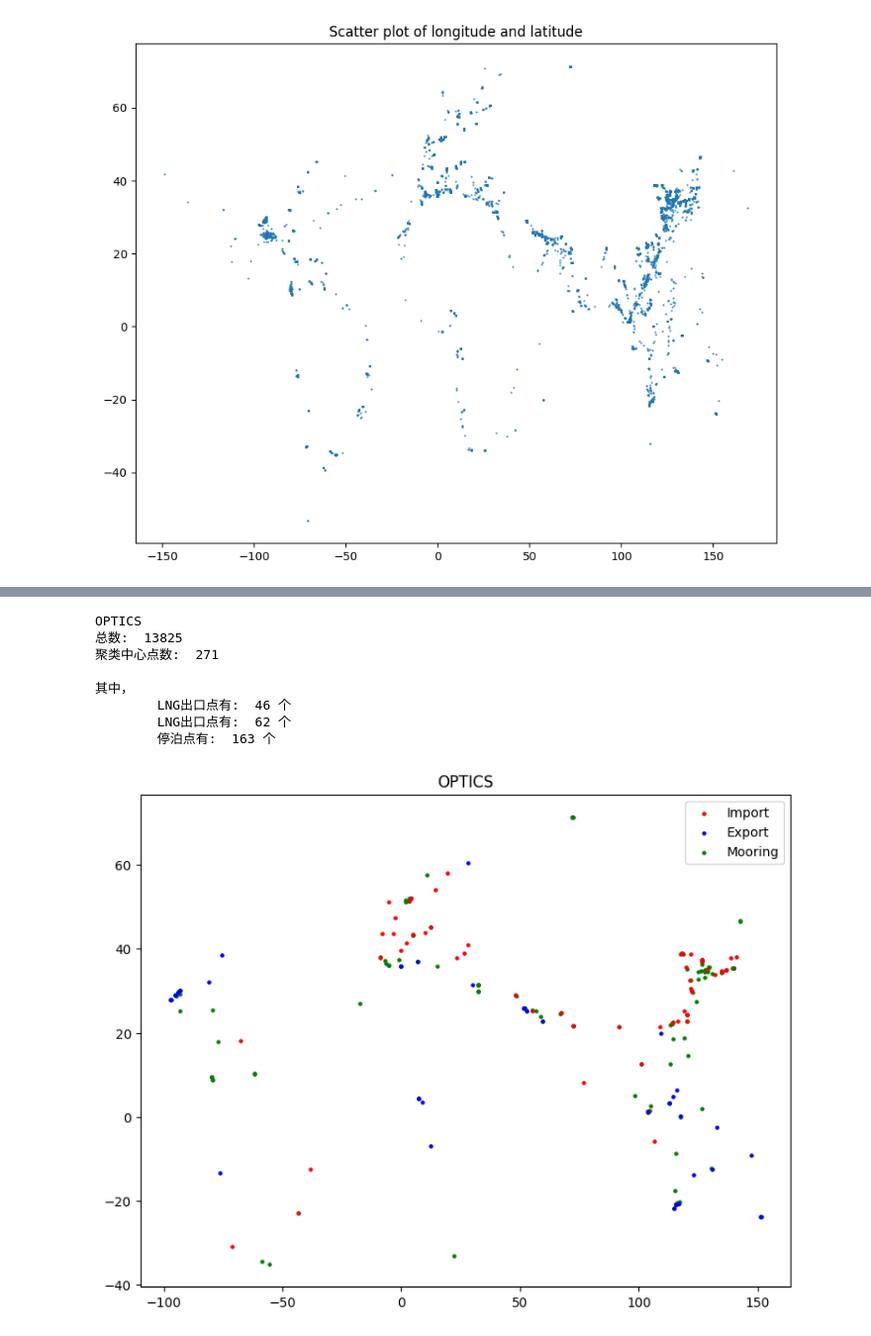
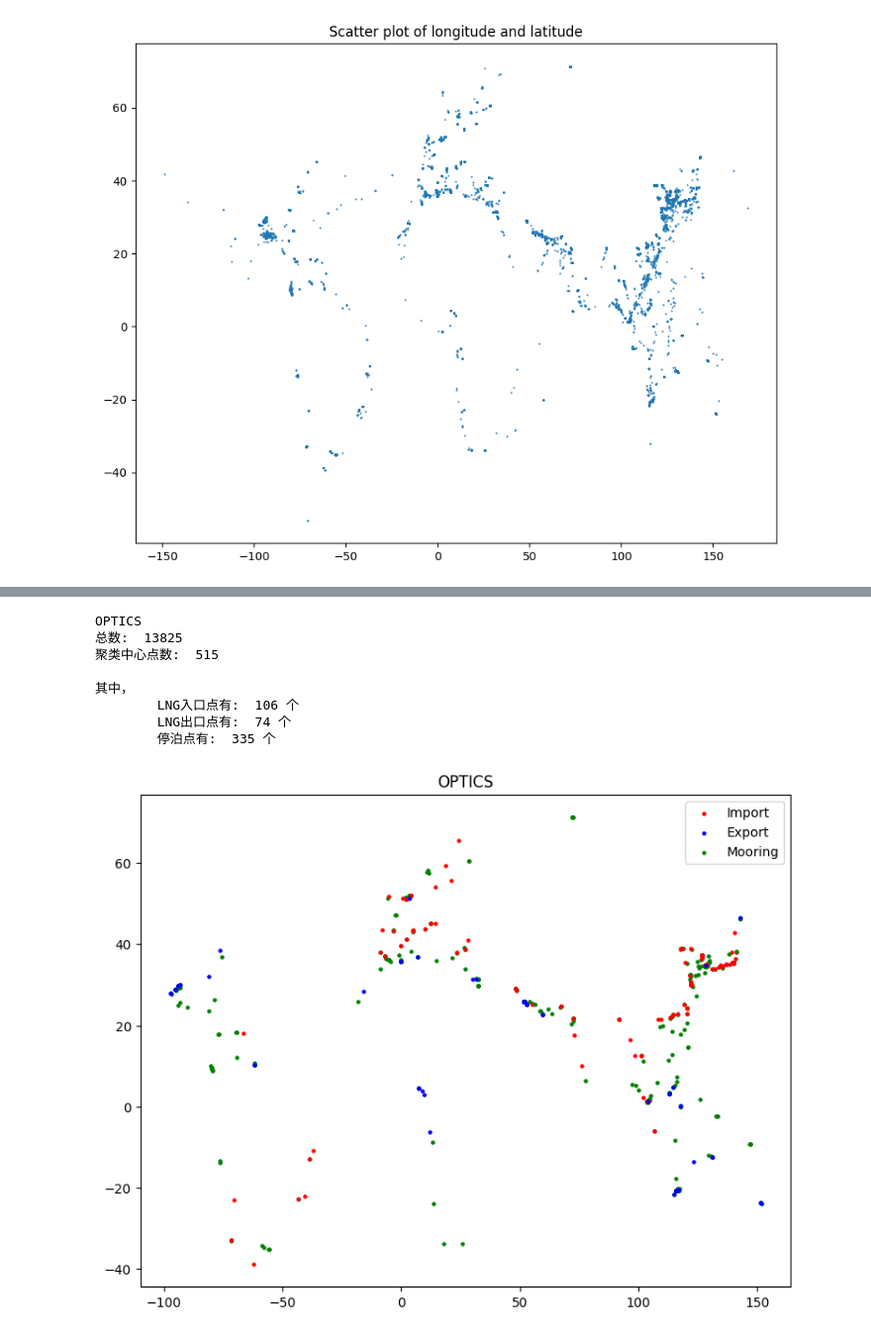
Before and after one commit to Looong01/LNG-Site-Clustering-Experiment, a Jupyter notebook: Run.ipynb, the cells around one changed output, grey strips where cells are left out. Shown: that part at 99% size. Drawn from its saved outputs; the diff is of its cells as text; code cells hidden in the pictures.

```diff
--- a/Run.ipynb
+++ b/Run.ipynb
@@ -89,25 +104,25 @@ DBSCAN
 # %%
 #使用OPTICS算法聚合数据
-clustering_optics = OPTICS(min_samples=20).fit(data)
+clustering_optics = OPTICS(min_samples=10).fit(data)
 dic = results_process(clustering_optics, data, "OPTICS", filename="lng_results_list(OPTICS).json")
 
 print("OPTICS")
 print("总数: ", len(clustering_optics.labels_))
 print("聚类中心点数: ", len(set(clustering_optics.labels_)) - (1 if -1 in clustering_optics.labels_ else 0))
 print()
 print("其中，")
+print("\tLNG入口点有: ", len(dic["import"]), "个")
 print("\tLNG出口点有: ", len(dic["export"]), "个")
-print("\tLNG出口点有: ", len(dic["import"]), "个")
 print("\t停泊点有: ", len(dic["mooring"]), "个")
 # %% [output]
 OPTICS
 总数:  13825
-聚类中心点数:  271
+聚类中心点数:  515
 
 其中，
-        LNG出口点有:  46 个
-        LNG出口点有:  62 个
-        停泊点有:  163 个
+        LNG入口点有:  106 个
+        LNG出口点有:  74 个
+        停泊点有:  335 个
-[figure, old version]
+[figure, new version]
 # %%
 #使用AGNES算法聚合数据
```
Also changed, not shown: parts of 7 cells of this notebook, 4 other files.
